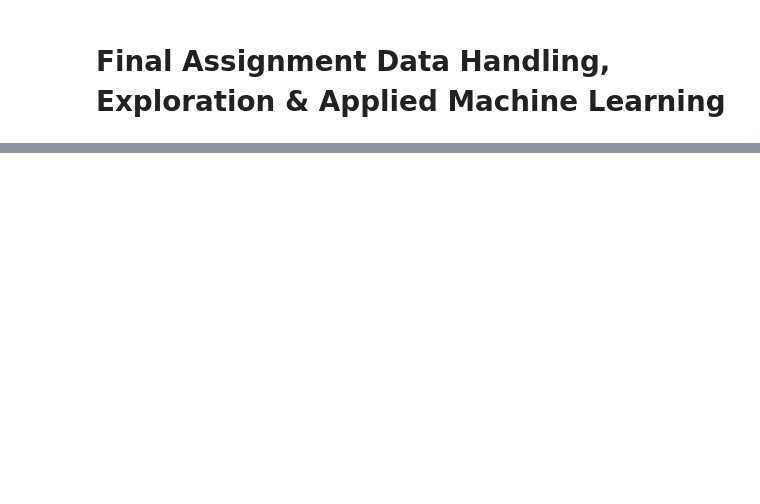
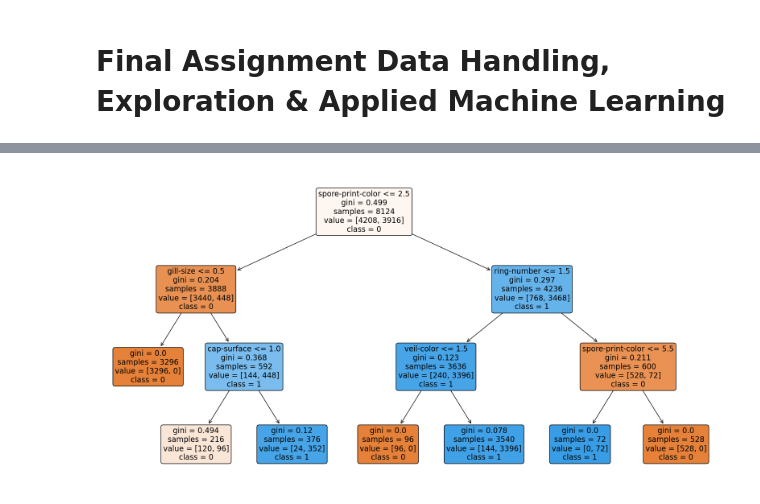
Before and after one commit to Rogersurf/Mushroom, a Jupyter notebook: Notebooks/eda_review.ipynb, the cells around one changed output, grey strips where cells are left out. Drawn from its saved outputs; the diff is of its cells as text; code cells hidden in the pictures; blank space fills up the shorter version.

```diff
--- a/Notebooks/eda_review.ipynb
+++ b/Notebooks/eda_review.ipynb
@@ -66,0 +9,2 @@
+# %%
+df = pd.read_csv("G:\My Drive\Colab Notebooks\Mushroom\mushrooms_dataset.csv")
@@ -66,0 +409,18 @@
+# %%
+categorical_features = [
+    'cap-shape', 'cap-surface', 'cap-color', 'bruises', 'odor',
+    'gill-attachment', 'gill-spacing', 'gill-size', 'gill-color',
+    'stalk-shape', 'stalk-root', 'stalk-surface-above-ring',
+    'stalk-surface-below-ring', 'stalk-color-above-ring',
+    'stalk-color-below-ring', 'veil-type', 'veil-color', 'ring-number',
+    'ring-type', 'spore-print-color', 'population', 'habitat'
+]
+# %%
+import pandas as pd
+from scipy.stats import chi2_contingency
+
+target = 'class'
+for feature in categorical_features:
+    contingency_table = pd.crosstab(df[feature], df[target])
+    chi2, p, _, _ = chi2_contingency(contingency_table)
+    print(f"{feature} - p-value: {p}")
@@ -66,0 +679,22 @@
+# %%
+from sklearn.tree import DecisionTreeClassifier, plot_tree
+import matplotlib.pyplot as plt
+from sklearn.preprocessing import LabelEncoder
+
+le = LabelEncoder()
+df_encoded[target] = le.fit_transform(df_encoded[target])  # Correct DataFrame
+
+# Defining features and target
+X = df_encoded.drop(columns=[target])
+y = df_encoded[target]
+
+# Creating a decision tree model
+clf = DecisionTreeClassifier(max_depth=3)  # Using a small depth for simplicity in visualization
+clf.fit(X, y)
+
+# Plotting the decision tree
+plt.figure(figsize=(20,10))
+plot_tree(clf, feature_names=X.columns.tolist(), class_names=[str(c) for c in clf.classes_], filled=True, rounded=True)
+plt.show()
+# %% [output]
+[figure, added]
```
Also changed, not shown: parts of 88 cells of this notebook, 1 other file.
